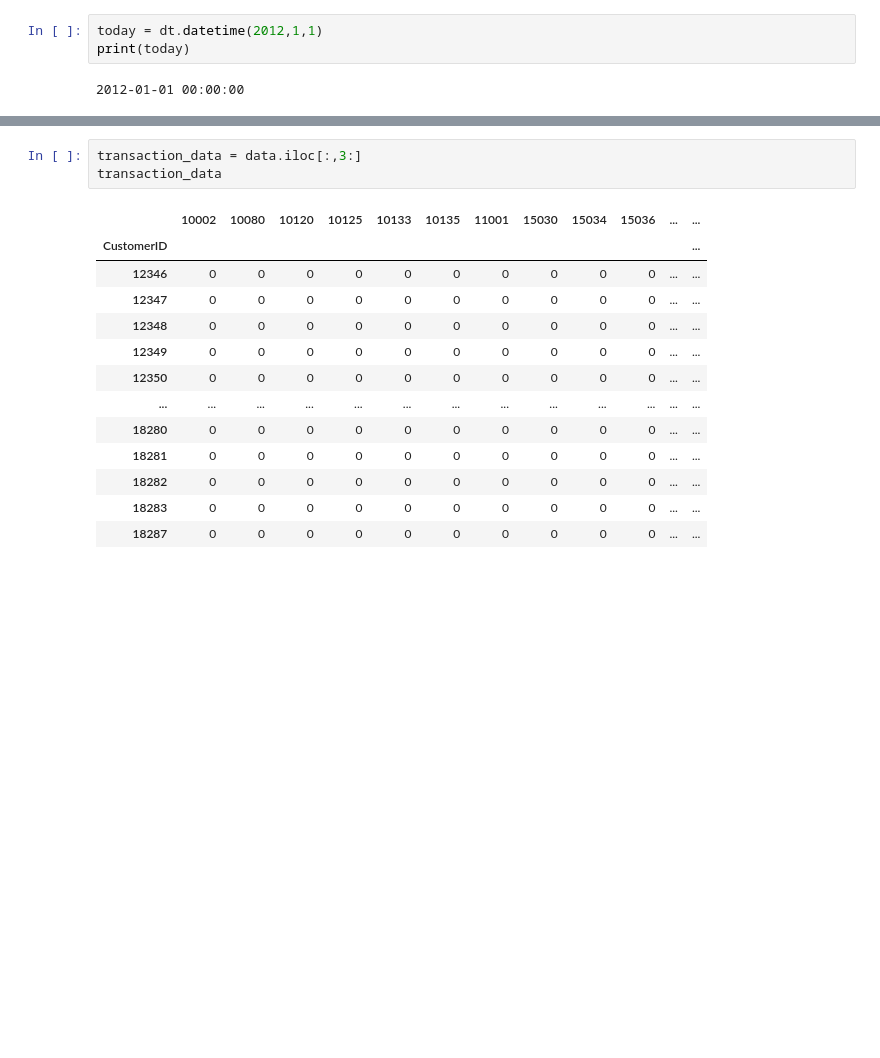
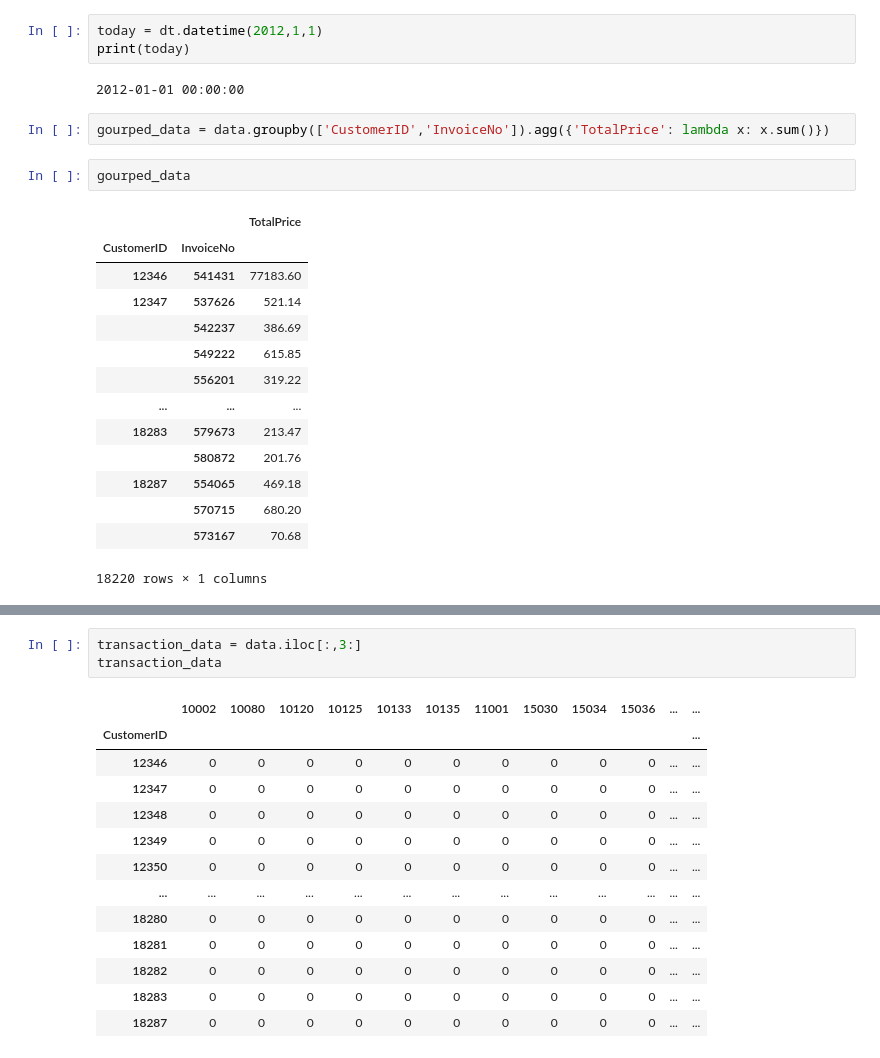
Before and after one commit to nghtaiminh/I2DM_Project, a Jupyter notebook: Preprocess/Preprocess_Data.ipynb, the cells around one changed output, grey strips where cells are left out. Cells and saved outputs as stored; diff of their text form; blank space fills up the shorter version.

```diff
--- a/Preprocess/Preprocess_Data.ipynb
+++ b/Preprocess/Preprocess_Data.ipynb
@@ -250,3 +250,22 @@ today = dt.datetime(2012,1,1)
 print(today)
 # %% [output]
 2012-01-01 00:00:00
+# %%
+gourped_data = data.groupby(['CustomerID','InvoiceNo']).agg({'TotalPrice': lambda x: x.sum()})
+# %%
+gourped_data
+# %% [output]
+|  |  | TotalPrice |
+| CustomerID | InvoiceNo |  |
+| 12346 | 541431 | 77183.60 |
+| 12347 | 537626 | 521.14 |
+|  | 542237 | 386.69 |
+|  | 549222 | 615.85 |
+|  | 556201 | 319.22 |
+| ... | ... | ... |
+| 18283 | 579673 | 213.47 |
+|  | 580872 | 201.76 |
+| 18287 | 554065 | 469.18 |
+|  | 570715 | 680.20 |
+|  | 573167 | 70.68 |
+18220 rows × 1 columns
```
Also changed, not shown: parts of 8 cells of this notebook, 2 other files.
